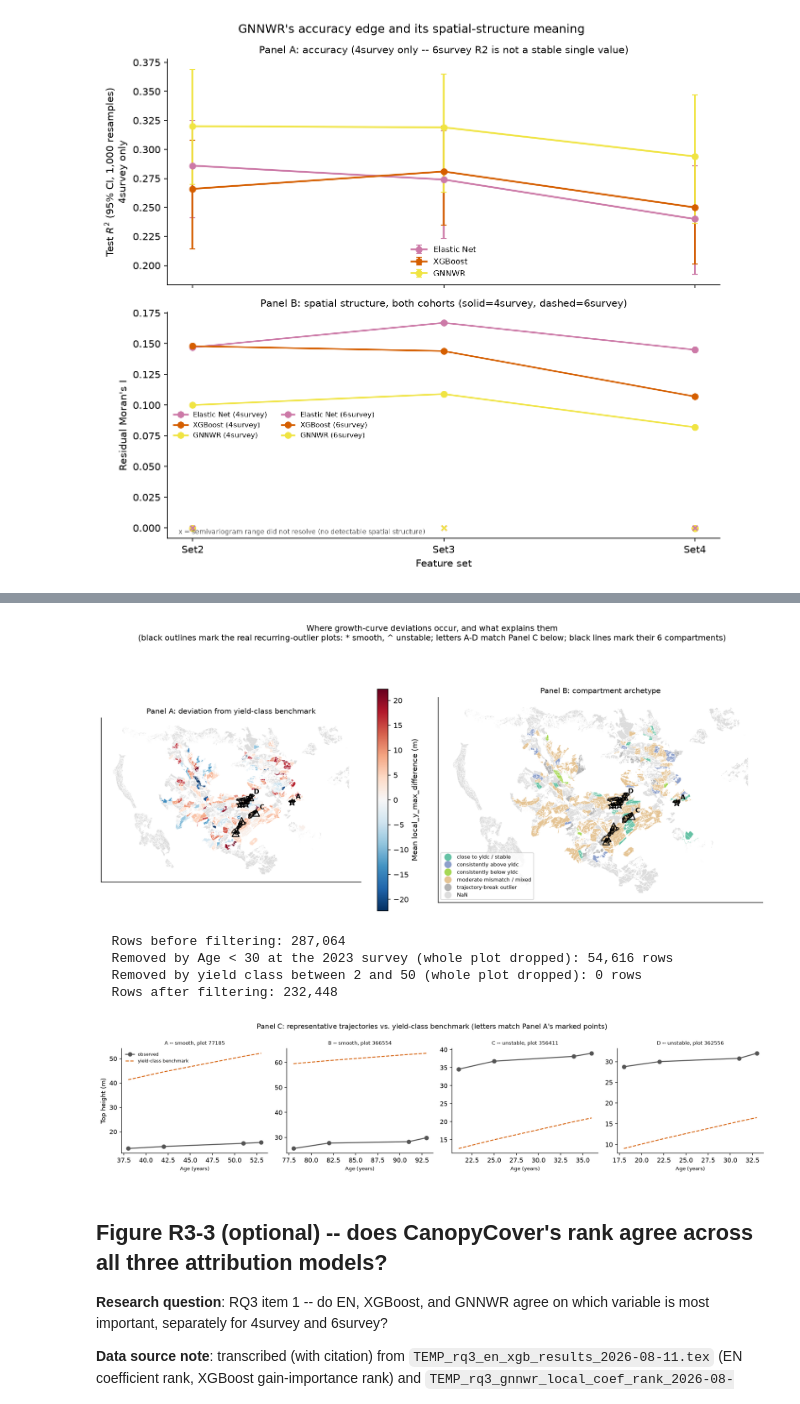
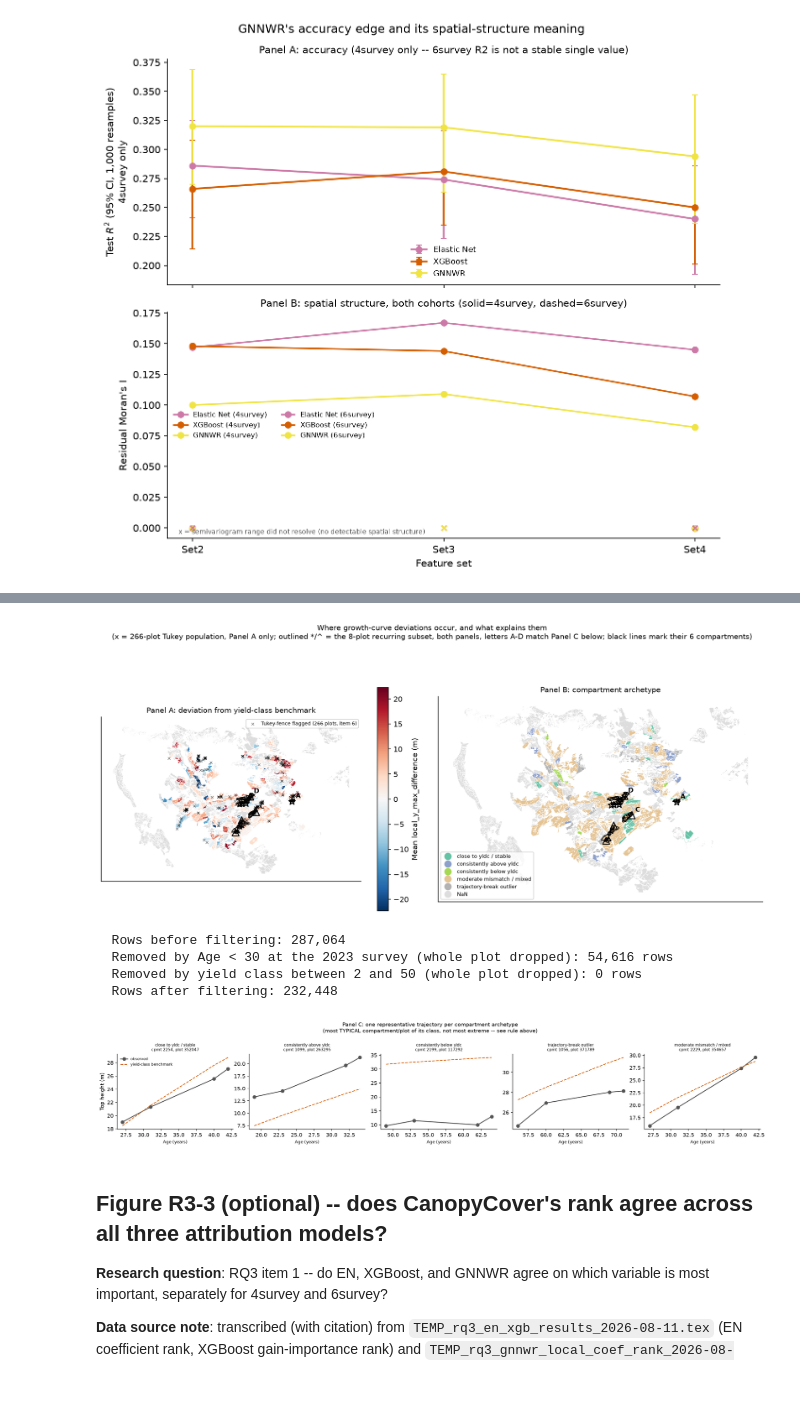
Before and after one commit to shreeyagorasia/forest_diss, a Jupyter notebook: notebooks/results_figures_rq3.ipynb, the cells around one changed output, grey strips where cells are left out. Drawn from its saved outputs; the diff is of its cells as text; code cells hidden in the pictures.

```diff
--- a/notebooks/results_figures_rq3.ipynb
+++ b/notebooks/results_figures_rq3.ipynb
@@ -284,55 +373,74 @@ flagged_boundary_polygons = boundaries[boundaries["cpmt"].isin(flagged_compartme
 for ax in (ax_a, ax_b):
     flagged_boundary_polygons.boundary.plot(ax=ax, color="black", linewidth=1.0, zorder=4)
 
-# --- Outlier plot markers: star=smooth, triangle=unstable, on BOTH panels so the same points are
-# visible against both the deviation colour and the archetype colour ---
+# --- Layer 1: the 266-plot Tukey-fence population (item 6) -- small, light markers, Panel A only
+# (this population spans 57 compartments, too many for the boundary-line treatment below, and its
+# whole point is "scale," not a small labelled set). ---
+ax_a.scatter(tukey_flagged["x"], tukey_flagged["y"], marker="x", s=12, color="black",
+             alpha=0.5, linewidth=0.7, zorder=4,
+             label=f"Tukey-fence flagged ({len(tukey_flagged)} plots, item 6)")
+
+# --- Layer 2: the 8-plot cross-model recurring population (items 4-5) -- star=smooth,
+# triangle=unstable, prominent, on BOTH panels, still A-D labelled for Panel C below. A real
+# SUBSET of layer 1 in spirit (both flag implausible/unstable plots), not a duplicate reading --
+# see this figure's markdown cell for why they're kept distinct rather than merged. ---
 marker_by_subpop = {"smooth": "*", "unstable": "^"}
 for ax in (ax_a, ax_b):
     for subpop, marker in marker_by_subpop.items():
         subset = outliers_4survey[outliers_4survey["sub_population"] == subpop]
         ax.scatter(subset["x"], subset["y"], marker=marker, s=90, facecolor="none",
                    edgecolor="black", linewidth=1.3, zorder=5)
-    # Letter labels ONLY for the 4 plots Panel C actually shows -- ties the map directly to the
-    # trajectory examples below, not just to the sub-population as a whole.
     for _, row in selected_xy.iterrows():
         letter = panel_letters[list(selected_plots).index(row["identification"])]
         ax.annotate(letter, xy=(row["x"], row["y"]), xytext=(5, 5), textcoords="offset points",
                     fontsize=9, fontweight="bold", zorder=6)
 
+ax_a.legend(fontsize=6.5, frameon=True, loc="upper right")
+
 fig.suptitle("Where growth-curve deviations occur, and what explains them\n"
-             "(black outlines mark the real recurring-outlier plots: * smooth, ^ unstable; "
-             "letters A-D match Panel C below; black lines mark their 6 compartments)", fontsize=11)
+             "(x = 266-plot Tukey population, Panel A only; outlined */^ = the 8-plot recurring "
+             "subset, both panels, letters A-D match Panel C below; black lines mark their 6 compartments)",
+             fontsize=10)
 plt.tight_layout()
 plt.show()
 # %% [output]
-[figure, old version]
+[figure, new version]
 # %%
-# --- Panel C: the same 4 plots (2 smooth + 2 unstable) already selected and marked A-D on the
-# map above -- selected_plots/selected_labels/panel_letters computed there, reused here unchanged
-# so the map and these trajectories are guaranteed to refer to the exact same plots. ---
+# --- Panel C, redesigned: one representative trajectory per compartment archetype (up to 5
+# populated classes), using archetype_examples computed above (see the markdown cell above this
+# figure for the exact "most typical, not most extreme" selection rule, documented since no
+# existing project code defines one). This replaces the earlier 4-outlier-tier version -- the
+# 8-plot recurring population (items 4-5) is still shown on the map above (A-D markers), just no
+# longer given its own trajectory panel, since Panel C now specifically answers item 9. ---
 growth_rows = load_filtered_growth_curve_table("4survey")
 
-fig, axes = plt.subplots(1, 4, figsize=(15, 3.5), sharey=False)
-for ax, plot_id, label, letter in zip(axes, selected_plots, selected_labels, panel_letters):
+n_archetypes = len(archetype_examples)
+fig, axes = plt.subplots(1, n_archetypes, figsize=(3.6 * n_archetypes, 3.5), sharey=False)
+if n_archetypes == 1:
+    axes = [axes]
+
+for ax, (pattern, info) in zip(axes, archetype_examples.items()):
+    plot_id = info["identification"]
     plot_rows = growth_rows[growth_rows["identification"] == plot_id].sort_values("Age")
     ax.plot(plot_rows["Age"], plot_rows["elev_percentile_95th"], marker="o", color=COLOR_NEUTRAL_EDGE,
             linewidth=1.6, label="observed")
     ax.plot(plot_rows["Age"], plot_rows["top_height95_yldc_predicted"], linestyle="--", color=COLOR_XGBOOST,
             linewidth=1.4, label="yield-class benchmark")
-    ax.set_title(f"{letter} -- {label}, plot {int(plot_id)}", fontsize=8)
+    representative_cpmt_value = int(info["cpmt"])
+    ax.set_title(f"{pattern}\ncpmt {representative_cpmt_value}, plot {int(plot_id)}", fontsize=7.5)
     ax.set_xlabel("Age (years)", fontsize=8)
 axes[0].set_ylabel("Top height (m)")
 axes[0].legend(fontsize=7, frameon=False)
-fig.suptitle("Panel C: representative trajectories vs. yield-class benchmark "
-             "(letters match Panel A's marked points)", fontsize=11)
+fig.suptitle("Panel C: one representative trajectory per compartment archetype\n"
+             "(most TYPICAL compartment/plot of its class, not most extreme -- see rule above)", fontsize=10)
 plt.tight_layout()
 plt.show()
 # %% [output]
   Rows before filtering: 287,064
   Removed by Age < 30 at the 2023 survey (whole plot dropped): 54,616 rows
   Removed by yield class between 2 and 50 (whole plot dropped): 0 rows
   Rows after filtering: 232,448
-[figure, old version]
+[figure, new version]
 # %% [markdown]
 ## Figure R3-3 (optional) -- does CanopyCover's rank agree across all three attribution models?
 
```
Also changed, not shown: parts of 5 cells of this notebook, 32 other files.
